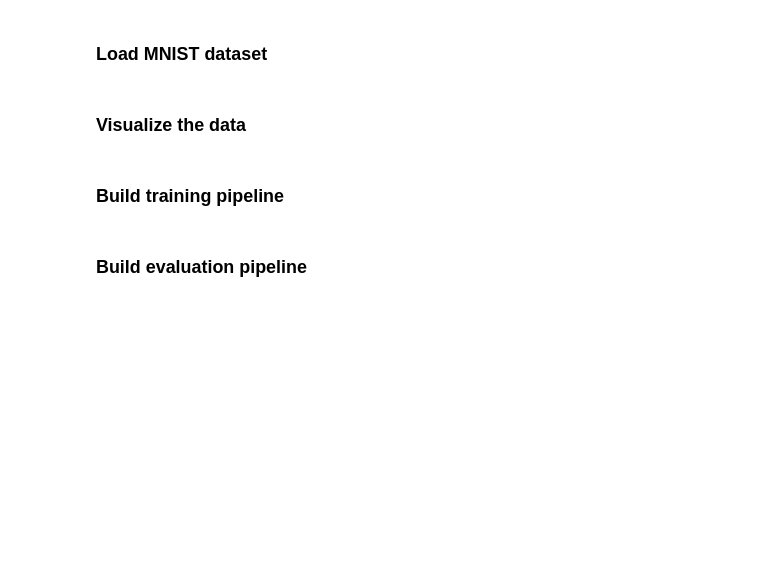
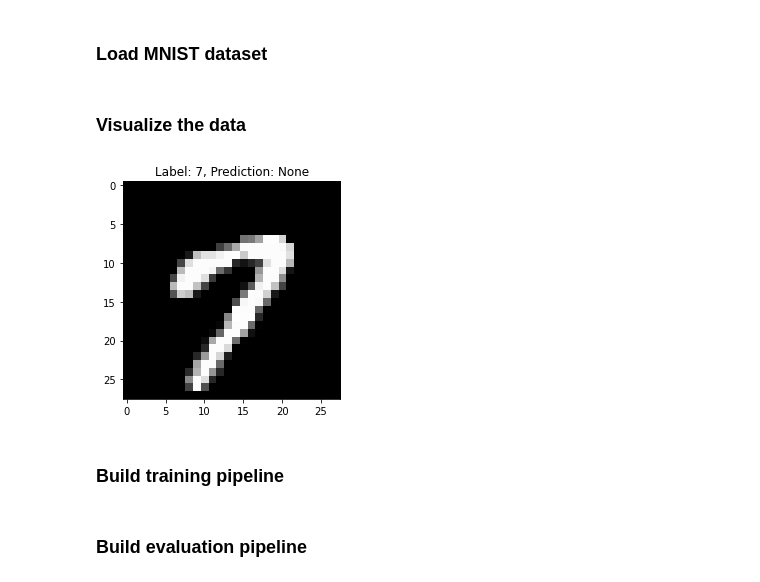
Before and after one commit to nashirj/mnist, a Jupyter notebook: mnist.ipynb, the cells around one changed output. Drawn from its saved outputs; the diff is of its cells as text; code cells hidden in the pictures; blank space fills up the shorter version.

```diff
--- a/mnist.ipynb
+++ b/mnist.ipynb
@@ -11,10 +10,19 @@ tf.enable_v2_behavior()
 # %% [markdown]
 ### Load MNIST dataset
 # %%
-(x_train, y_train), (x_test, y_test) = keras.datasets.mnist.load_data()
+(x_train, y_train), (x_test, y_test) = tf.keras.datasets.mnist.load_data()
 num_classes = 10
 input_shape = (28,28)
 # %% [markdown]
 ### Visualize the data
+# %%
+def show_img(x, y, prediction=None):
+    plt.imshow(x, cmap='gray')
+    plt.title(f"Label: {y}, Prediction: {prediction}")
+
+idx = 15
+show_img(x_train[idx], y_train[idx])
+# %% [output]
+[figure, added]
 # %% [markdown]
 ### Build training pipeline
```
Also changed, not shown: parts of 11 cells of this notebook, 1 other file.
